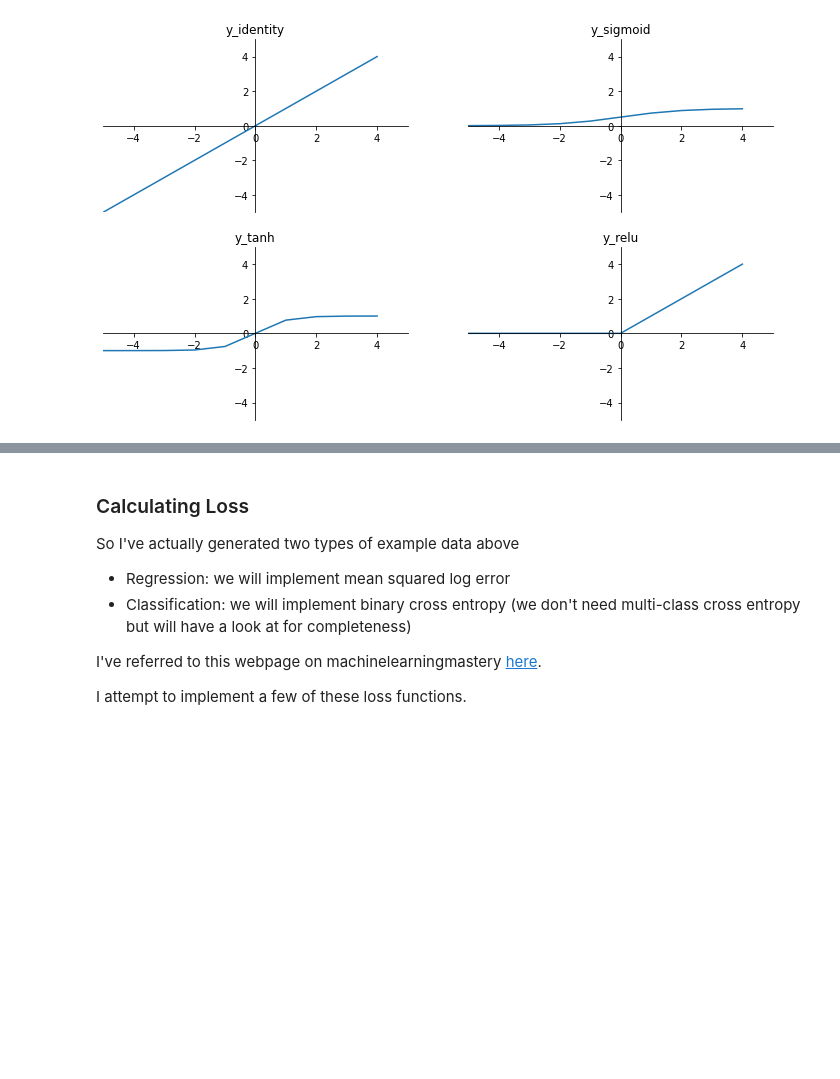
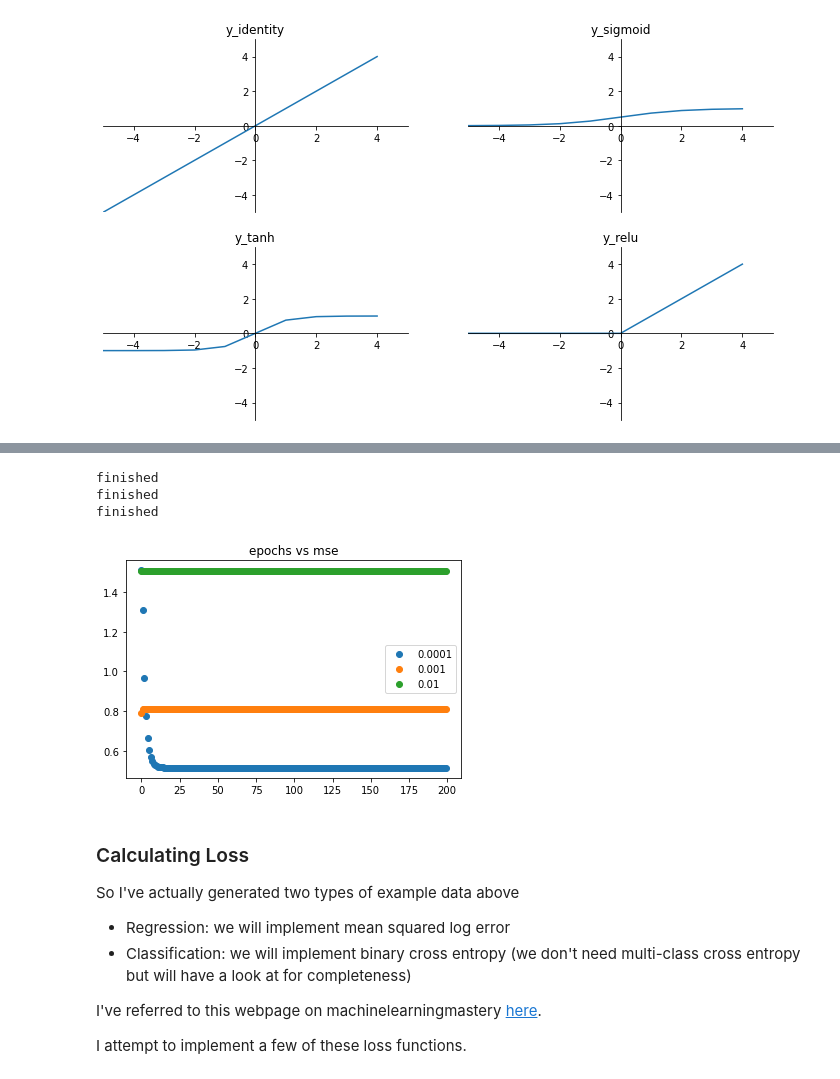
Before and after one commit to syip0005/learning_neural_nets, a Jupyter notebook: feedforward_neural_net.ipynb, the cells around one changed output, grey strips where cells are left out. Drawn from its saved outputs; the diff is of its cells as text; code cells hidden in the pictures; blank space fills up the shorter version.

```diff
--- a/feedforward_neural_net.ipynb
+++ b/feedforward_neural_net.ipynb
@@ -465,3 +485,26 @@ plt.show()
+# %%
+test_alphas = [0.0001, 0.001, 0.01]
+
+fig, ax = plt.subplots()
+
+for alpha in test_alphas:
+
+    costs = model.train(x_data_easy, y_data_easy, alpha, 200, verbose=False)
+    array_costs = np.array(costs)
+
+    x = array_costs[:,0]
+    y = array_costs[:,1]
+
+    ax.scatter(x, y,label=alpha)
+
+ax.legend()
+ax.set_title('epochs vs mse')
+plt.show()
+# %% [output]
+finished
+finished
+finished
+[figure, added]
 # %% [markdown]
 ### Calculating Loss
 
```
Also changed, not shown: parts of 7 cells of this notebook.
